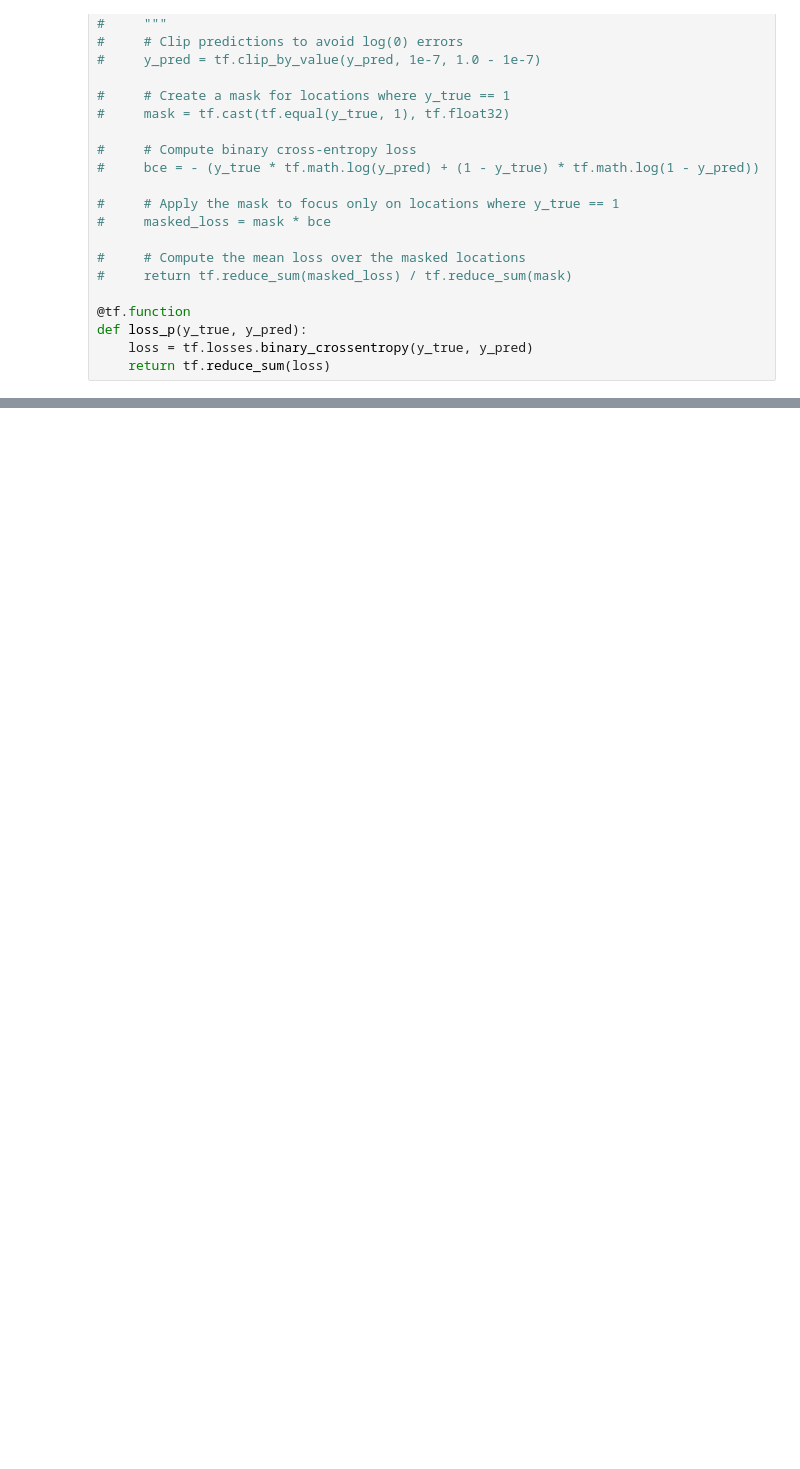
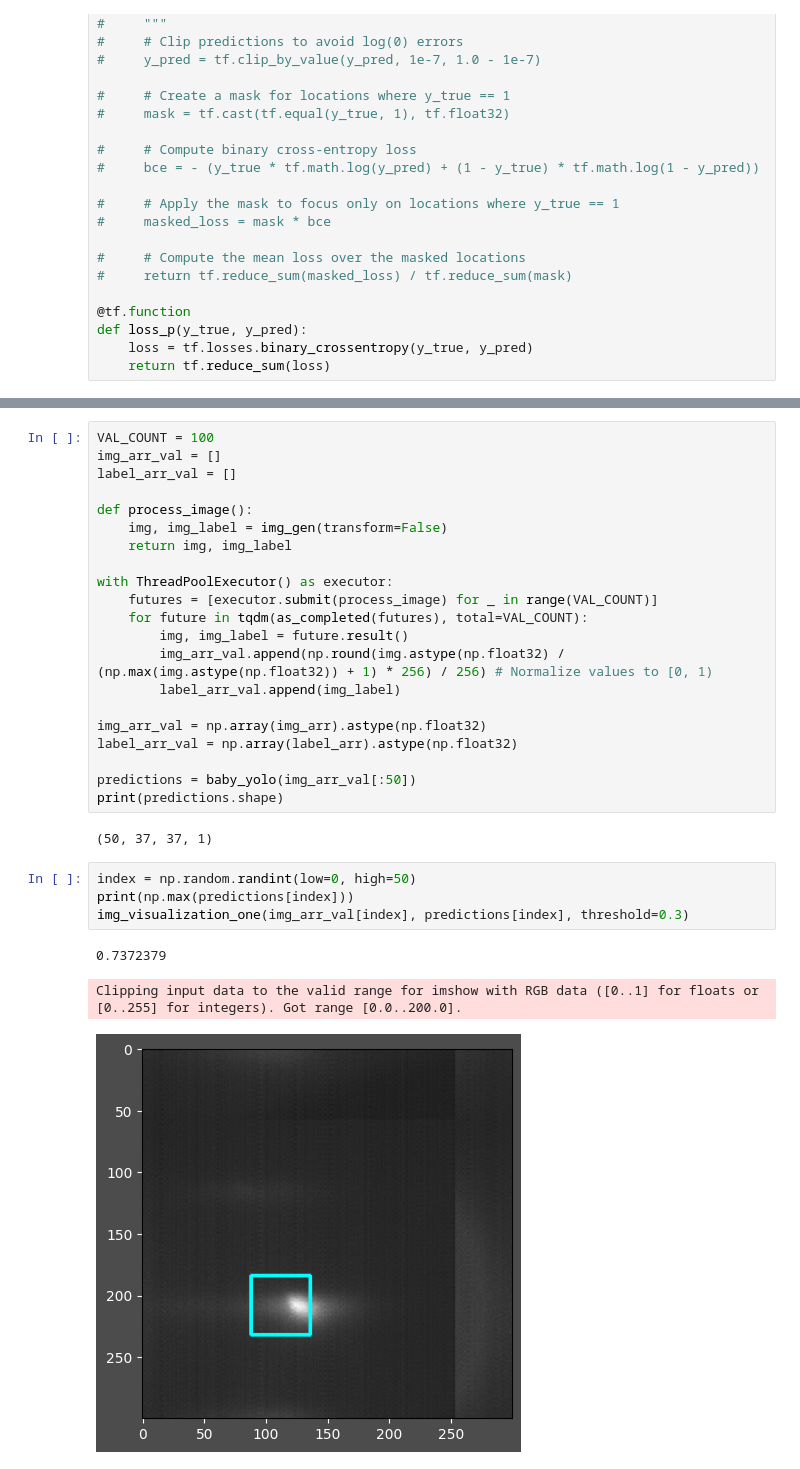
Before and after one commit to pujan-p/Rheed-FOLO, a Jupyter notebook: Training/FOLO_Real.ipynb, the cells around one changed output, grey strips where cells are left out. Cells and saved outputs as stored; diff of their text form; blank space fills up the shorter version.

```diff
--- a/Training/FOLO_Real.ipynb
+++ b/Training/FOLO_Real.ipynb
@@ -324,0 +355,31 @@ for epoch in range(num_epochs):
+# %%
+VAL_COUNT = 100
+img_arr_val = []
+label_arr_val = []
+
+def process_image():
+    img, img_label = img_gen(transform=False)
+    return img, img_label
+
+with ThreadPoolExecutor() as executor:
+    futures = [executor.submit(process_image) for _ in range(VAL_COUNT)]
+    for future in tqdm(as_completed(futures), total=VAL_COUNT):
+        img, img_label = future.result()
+        img_arr_val.append(np.round(img.astype(np.float32) / (np.max(img.astype(np.float32)) + 1) * 256) / 256) # Normalize values to [0, 1)
+        label_arr_val.append(img_label)
+
+img_arr_val = np.array(img_arr).astype(np.float32)
+label_arr_val = np.array(label_arr).astype(np.float32)
+
+predictions = baby_yolo(img_arr_val[:50])
+print(predictions.shape)
+# %% [output]
+(50, 37, 37, 1)
+# %%
+index = np.random.randint(low=0, high=50)
+print(np.max(predictions[index]))
+img_visualization_one(img_arr_val[index], predictions[index], threshold=0.3)
+# %% [output]
+0.7372379
+Clipping input data to the valid range for imshow with RGB data ([0..1] for floats or [0..255] for integers). Got range [0.0..200.0].
+[figure, added]
```
Also changed, not shown: parts of 6 cells of this notebook.
